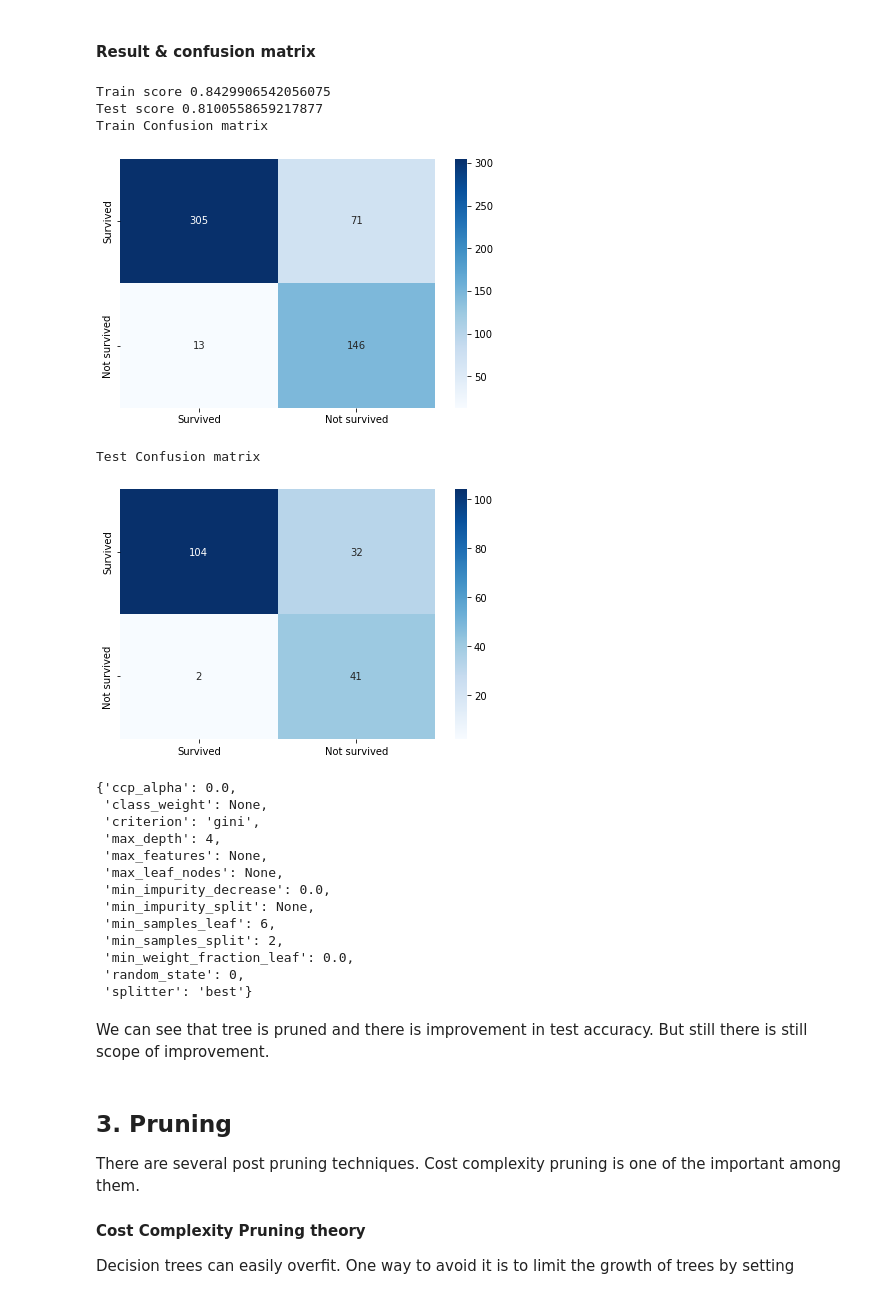
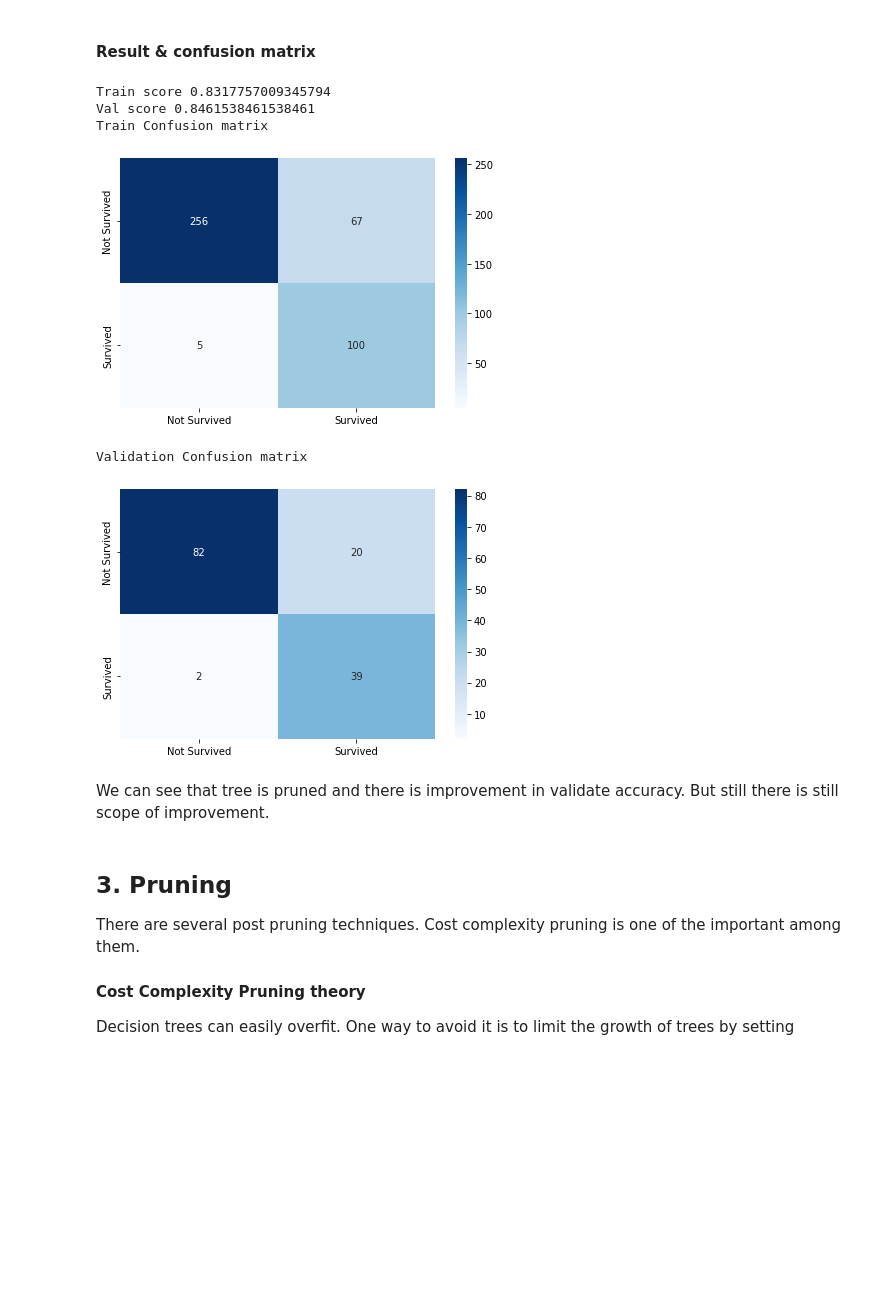
Before and after one commit to oleksii-harmash/the-global-ds-practice, a Jupyter notebook: practice/Models/ID3_Pruning.ipynb, the cells around one changed output. Cells and saved outputs as stored; diff of their text form; code cells hidden in the pictures; blank space fills up the shorter version.

```diff
--- a/practice/Models/ID3_Pruning.ipynb
+++ b/practice/Models/ID3_Pruning.ipynb
@@ -20,7 +20,8 @@ X['Sex'] = X['Sex'].apply(lambda sex: 1 if sex == 'male' else 0)
 # %% [markdown]
 Splitting dataset to train and test
 # %%
-X_train, X_test, y_train, y_test = train_test_split(X, y, stratify=y, random_state=0)
+X_train, X_test, y_train, y_test = train_test_split(X, y, test_size=0.2, random_state=0)
+X_train, X_val, y_train, y_val = train_test_split(X_train, y_train, test_size=0.25, random_state=0)
 # %% [markdown]
 ## 1. Common ID3
 # %% [markdown]
@@ -115,35 +115,21 @@ plt.show()
 #### Result & confusion matrix
 # %%
 train_tune_pred = tune_tree.predict(X_train)
-test_tune_pred = tune_tree.predict(X_test)
+val_tune_pred = tune_tree.predict(X_val)
 
 print(f'Train score {accuracy_score(train_tune_pred, y_train)}')
-print(f'Test score {accuracy_score(test_tune_pred, y_test)}')
+print(f'Val score {accuracy_score(val_tune_pred, y_val)}')
 plot_confusionmatrix(train_tune_pred, y_train, dom='Train')
-plot_confusionmatrix(test_tune_pred, y_test, dom='Test')
-tune_tree.get_params()
+plot_confusionmatrix(val_tune_pred, y_val, dom='Validation')
 # %% [output]
-Train score 0.8429906542056075
-Test score 0.8100558659217877
+Train score 0.8317757009345794
+Val score 0.8461538461538461
 Train Confusion matrix
-[figure, old version]
+[figure, new version]
-Test Confusion matrix
+Validation Confusion matrix
-[figure, old version]
+[figure, new version]
-{'ccp_alpha': 0.0,
- 'class_weight': None,
- 'criterion': 'gini',
- 'max_depth': 4,
- 'max_features': None,
- 'max_leaf_nodes': None,
- 'min_impurity_decrease': 0.0,
- 'min_impurity_split': None,
- 'min_samples_leaf': 6,
- 'min_samples_split': 2,
- 'min_weight_fraction_leaf': 0.0,
- 'random_state': 0,
- 'splitter': 'best'}
 # %% [markdown]
-We can see that tree is pruned and there is improvement in test accuracy. But still there is still scope of improvement.
+We can see that tree is pruned and there is improvement in validate accuracy. But still there is still scope of improvement.
 # %% [markdown]
 ## 3. Pruning
 
```
Also changed, not shown: parts of 18 cells of this notebook.
